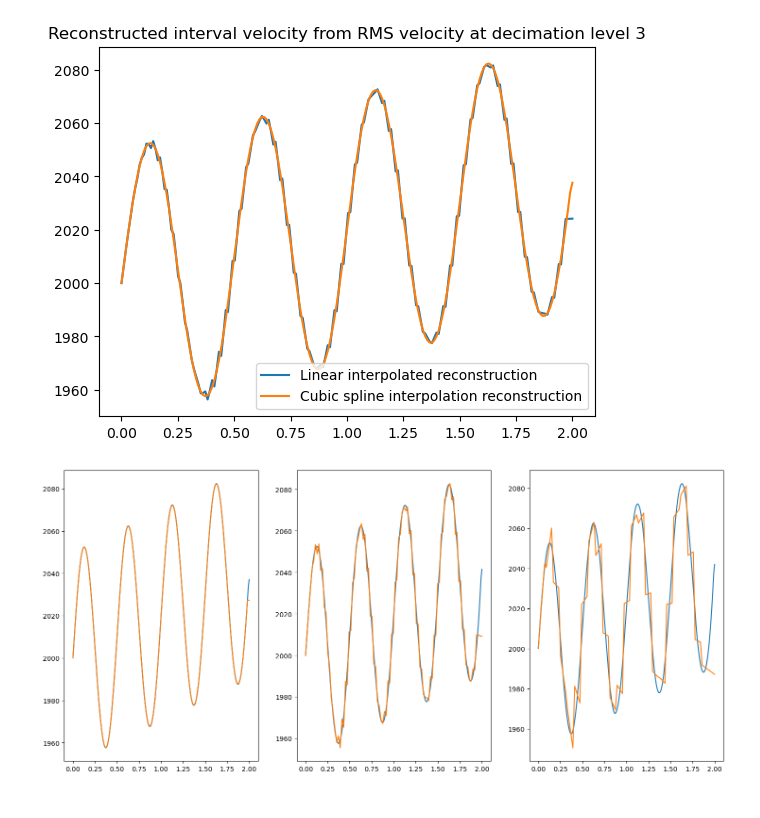
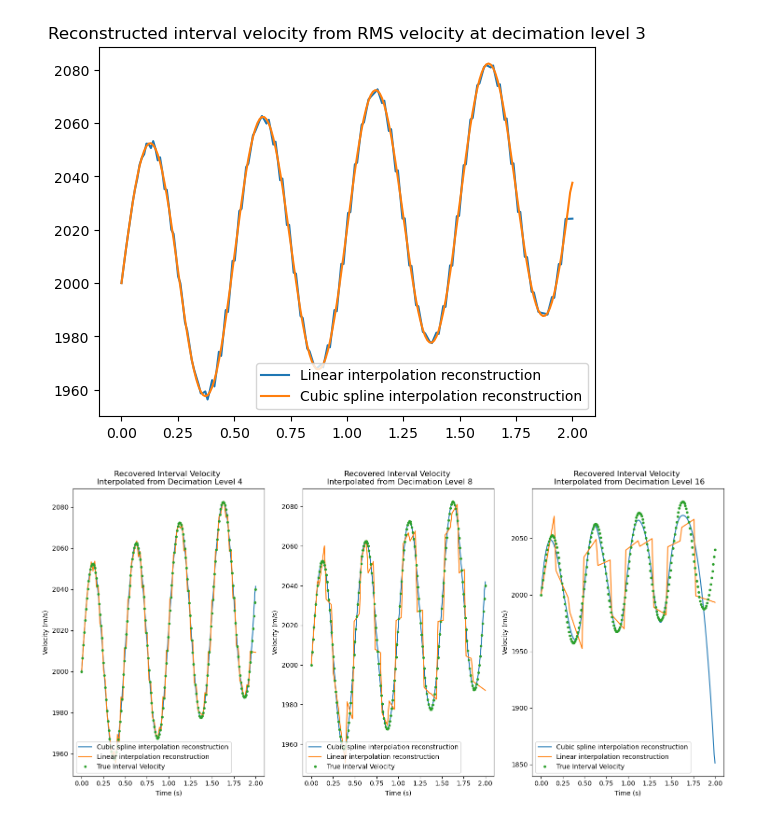
Before and after one commit to ian-ha/eosc454-a2, a Jupyter notebook: assignment2.ipynb, the cells around one changed output. Drawn from its saved outputs; the diff is of its cells as text; code cells hidden in the pictures.

```diff
--- a/assignment2.ipynb
+++ b/assignment2.ipynb
@@ -182,23 +182,30 @@ plt.legend()
 <matplotlib.legend.Legend at 0x...>
 [figure]
 # %%
-decimation_levels = [2,4,8]
+decimation_levels = [4,8,16]
 v_rms_spline_interps = np.zeros((len(decimation_levels), len(time)))
 v_rms_linear_interps = np.zeros((len(decimation_levels), len(time)))
 v_int_recs_spline = np.zeros((len(decimation_levels), len(time)))
 v_int_recs_linear = np.zeros((len(decimation_levels), len(time)))
+true_v_int = calc_v_int(v0, alpha, beta, omega, time)
 fig, axes = plt.subplots(1, 3, figsize=(18, 8))
 for i, decimation_level in enumerate(decimation_levels):
     spline_interp = interp1d(time[::decimation_level], v_rms[::decimation_level], kind="cubic", fill_value="extrapolate")
 
     v_rms_spline_interps[i][:] = spline_interp(time)
 
     linear_interp = interp1d(time[::decimation_level], v_rms[::decimation_level], kind="linear", fill_value="extrapolate")
 
     v_rms_linear_interps[i][:] = linear_interp(time)
     v_int_recs_linear[i][:] = approx_v_int(time, v_rms_linear_interps[i][:])
     v_int_recs_spline[i][:] = approx_v_int(time, v_rms_spline_interps[i][:])
     axes[i].plot(time, v_int_recs_spline[i][:], label = "Cubic spline interpolation reconstruction")
-    axes[i].plot(time, v_int_recs_linear[i][:], label ="Linear interpolated reconstruction")
+    axes[i].plot(time, v_int_recs_linear[i][:], label ="Linear interpolation reconstruction")
+    axes[i].plot(time,true_v_int, ".", label ="True Interval Velocity")
+    axes[i].plot()
+    axes[i].legend()
+    axes[i].set_title(f"Recovered Interval Velocity \n Interpolated from Decimation Level {decimation_level}")
+    axes[i].set_xlabel("Time (s)")
+    axes[i].set_ylabel("Velocity (m/s)")
 # %% [output]
-[figure, old version]
+[figure, new version]
```
Also changed, not shown: parts of 7 cells of this notebook, 2 other files.
